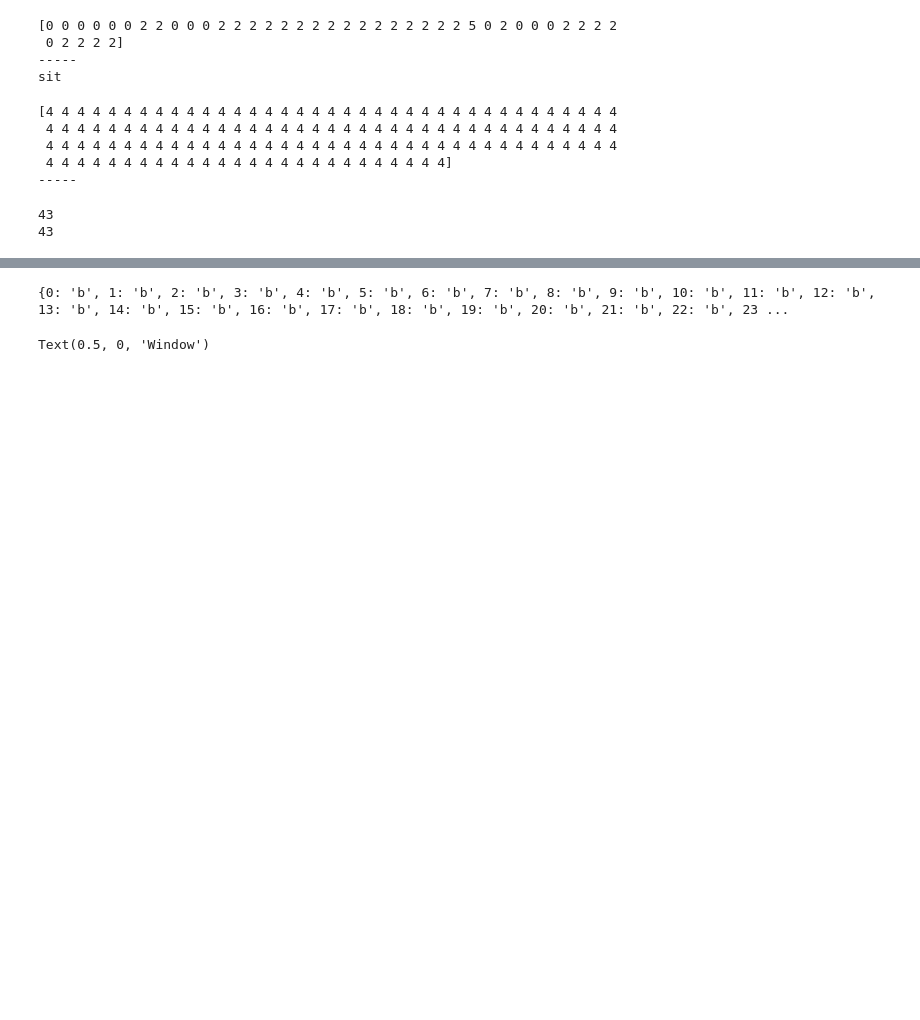
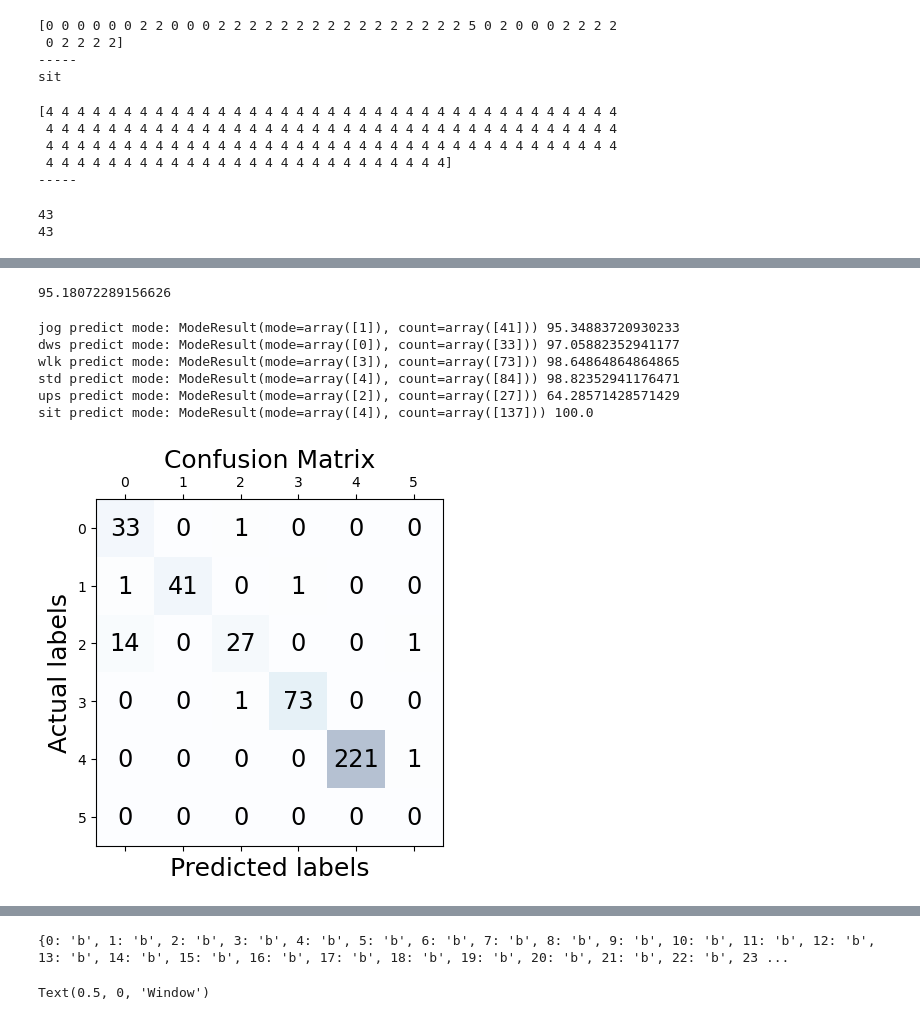
Before and after one commit to jkpersche/Activity-Detection, a Jupyter notebook: ML_ActivityPrediction.ipynb, the cells around one changed output, grey strips where cells are left out. Drawn from its saved outputs; the diff is of its cells as text; code cells hidden in the pictures; blank space fills up the shorter version.

```diff
--- a/ML_ActivityPrediction.ipynb
+++ b/ML_ActivityPrediction.ipynb
@@ -325,3 +318,39 @@ print(len(jog_label))
+# %%
+#see which are correct
+scores = (labels == predict)
+model_accuracy = (sum(scores)/len(scores))*100
+print(model_accuracy)
+# %% [output]
+95.18072289156626
+# %%
+print('jog predict mode:', stats.mode(jog_predict), (stats.mode(jog_predict)[1][0]/len(jog_predict)*100))
+print('dws predict mode:', stats.mode(dws_predict), (stats.mode(dws_predict)[1][0]/len(dws_predict))*100)
+print('wlk predict mode:', stats.mode(wlk_predict), (stats.mode(wlk_predict)[1][0]/len(wlk_predict))*100)
+print('std predict mode:', stats.mode(std_predict), (stats.mode(std_predict)[1][0]/len(std_predict))*100)
+print('ups predict mode:', stats.mode(ups_predict), (stats.mode(ups_predict)[1][0]/len(ups_predict))*100)
+print('sit predict mode:', stats.mode(sit_predict), (stats.mode(sit_predict)[1][0]/len(sit_predict))*100)
+# %% [output]
+jog predict mode: ModeResult(mode=array([1]), count=array([41])) 95.34883720930233
+dws predict mode: ModeResult(mode=array([0]), count=array([33])) 97.05882352941177
+wlk predict mode: ModeResult(mode=array([3]), count=array([73])) 98.64864864864865
+std predict mode: ModeResult(mode=array([4]), count=array([84])) 98.82352941176471
+ups predict mode: ModeResult(mode=array([2]), count=array([27])) 64.28571428571429
+sit predict mode: ModeResult(mode=array([4]), count=array([137])) 100.0
+# %%
+conf_matrix = confusion_matrix(y_true=labels, y_pred=predict)
+
+fig, ax = plt.subplots(figsize=(4.5, 4.5))
+ax.matshow(conf_matrix, cmap=plt.cm.Blues, alpha=0.3)
+for i in range(conf_matrix.shape[0]):
+    for j in range(conf_matrix.shape[1]):
+        ax.text(x=j, y=i,s=conf_matrix[i, j], va='center', ha='center', size='xx-large')
+
+plt.xlabel('Predicted labels', fontsize=18)
+plt.ylabel('Actual labels', fontsize=18)
+plt.title('Confusion Matrix', fontsize=18)
+plt.show()
+# %% [output]
+[figure, added]
 # %%
 window = np.arange(0,415,1)
 activityline_dict = {0:'jog begin', 1:'dws begin', 2: 'walk begin', 3:'std begin', 4: 'ups begin', 5: 'sit begin'}
```
Also changed, not shown: parts of 28 cells of this notebook.
